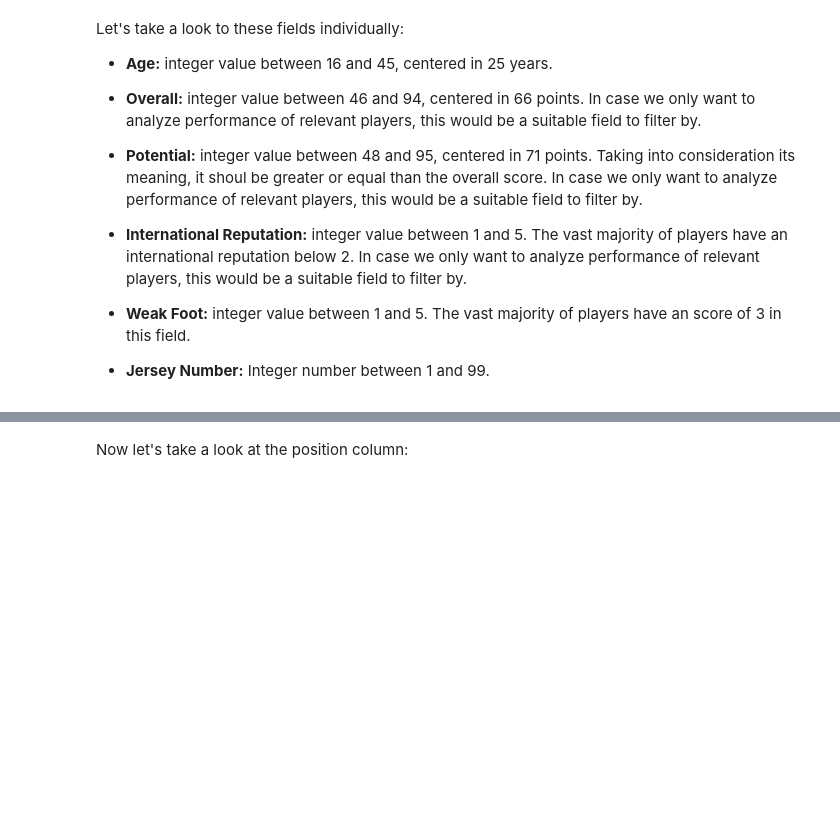
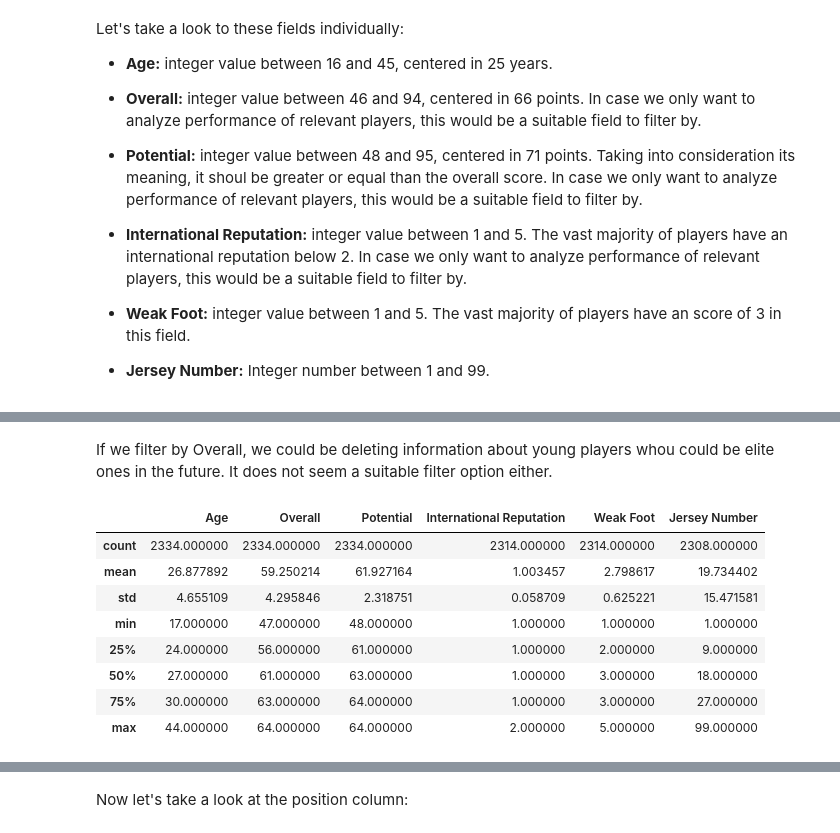
Before and after one commit to dalarconro/FIFA18_Python_Analysis, a Jupyter notebook: notebooks/01_exploration.ipynb, the cells around one changed output, grey strips where cells are left out. Cells and saved outputs as stored; diff of their text form; code cells hidden in the pictures; blank space fills up the shorter version.

```diff
--- a/notebooks/01_exploration.ipynb
+++ b/notebooks/01_exploration.ipynb
@@ -300,0 +353,16 @@ Let's take a look to these fields individually:
+# %% [markdown]
+If we filter by Overall, we could be deleting information about young players whou could be elite ones in the future. It does not seem a suitable filter option either.
+# %%
+low_players = fifa_reduced.loc[(fifa_reduced['Potential'] < 65)]
+
+low_players.describe()
+# %% [output]
+|  | Age | Overall | Potential | International Reputation | Weak Foot | Jersey Number |
+| count | 2334.000000 | 2334.000000 | 2334.000000 | 2314.000000 | 2314.000000 | 2308.000000 |
+| mean | 26.877892 | 59.250214 | 61.927164 | 1.003457 | 2.798617 | 19.734402 |
+| std | 4.655109 | 4.295846 | 2.318751 | 0.058709 | 0.625221 | 15.471581 |
+| min | 17.000000 | 47.000000 | 48.000000 | 1.000000 | 1.000000 | 1.000000 |
+| 25% | 24.000000 | 56.000000 | 61.000000 | 1.000000 | 2.000000 | 9.000000 |
+| 50% | 27.000000 | 61.000000 | 63.000000 | 1.000000 | 3.000000 | 18.000000 |
+| 75% | 30.000000 | 63.000000 | 64.000000 | 1.000000 | 3.000000 | 27.000000 |
+| max | 44.000000 | 64.000000 | 64.000000 | 2.000000 | 5.000000 | 99.000000 |
```
Also changed, not shown: parts of 22 cells of this notebook.
